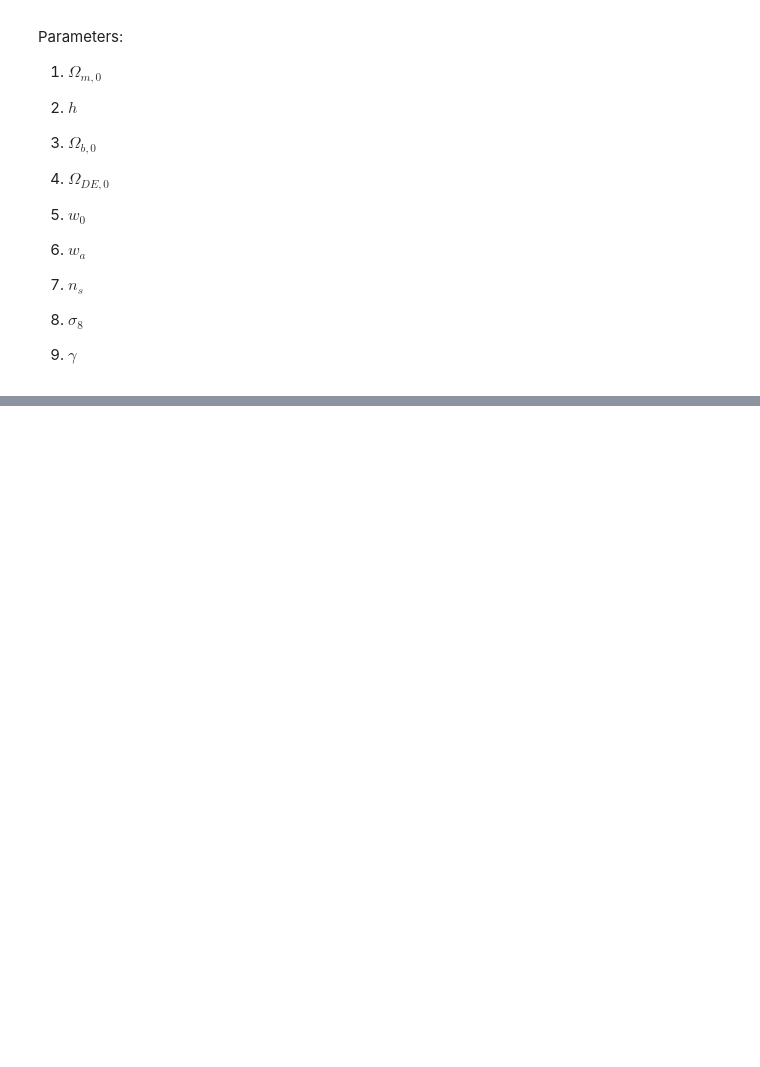
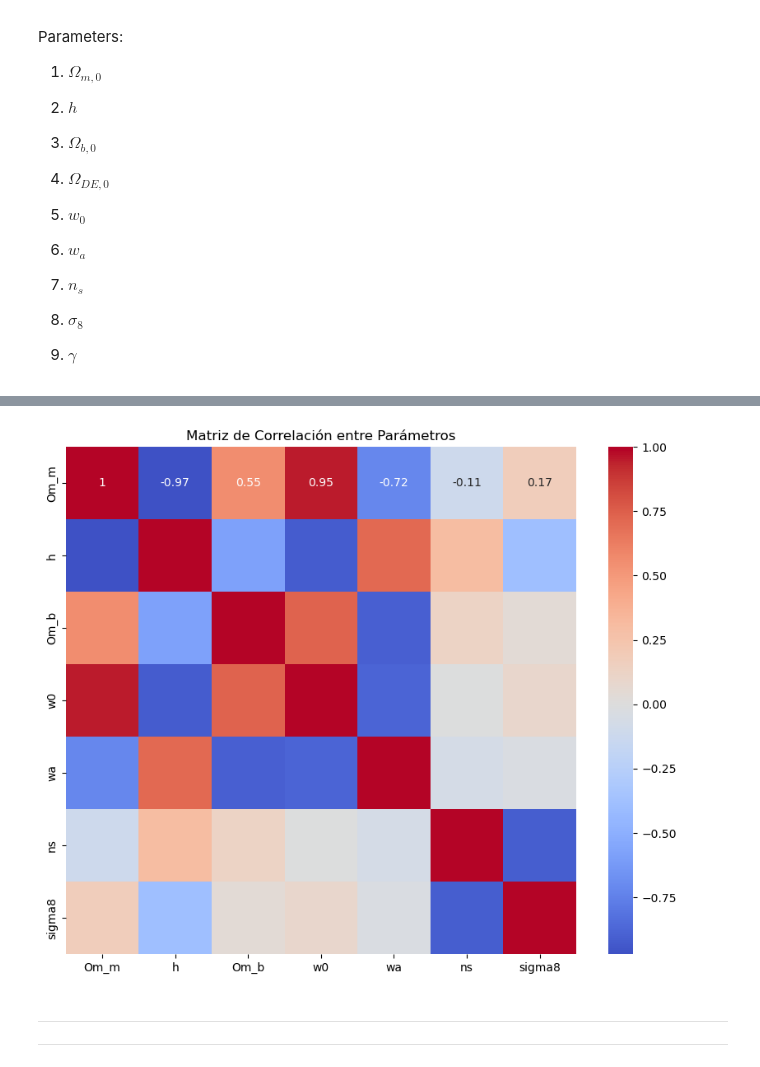
Before and after one commit to XimePS/Fisher_Matrix_WL, a Jupyter notebook: FM_WK.ipynb, the cells around one changed output, grey strips where cells are left out. Cells and saved outputs as stored; diff of their text form; code cells hidden in the pictures; blank space fills up the shorter version.

```diff
--- a/FM_WK.ipynb
+++ b/FM_WK.ipynb
@@ -2109,0 +2414,26 @@ Comparison for sigma8: 14.019600466825722
+# %%
+import numpy as np
+import matplotlib.pyplot as plt
+import seaborn as sns
+from scipy.linalg import inv
+
+# Invertir la matriz de Fisher para obtener la matriz de covarianza
+cov_matrix = inv(Fis)
+
+# Calcular la matriz de correlación
+diag = np.sqrt(np.diag(cov_matrix))
+corr_matrix = cov_matrix / np.outer(diag, diag)
+
+# Etiquetas de los parámetros (puedes ajustarlas según tu modelo)
+param_labels = ['Om_m', 'h', 'Om_b', 'w0', 'wa', 'ns', 'sigma8']
+
+# Crear un gráfico de la matriz de correlación
+plt.figure(figsize=(10, 8))
+sns.heatmap(corr_matrix, xticklabels=param_labels, yticklabels=param_labels, annot=True, cmap='coolwarm', center=0)
+plt.title('Matriz de Correlación entre Parámetros')
+plt.show()
+# %% [output]
+[figure, added]
+# %% [markdown]
+_________________________
+_________________________
```
Also changed, not shown: parts of 43 cells of this notebook, 1 other file.
